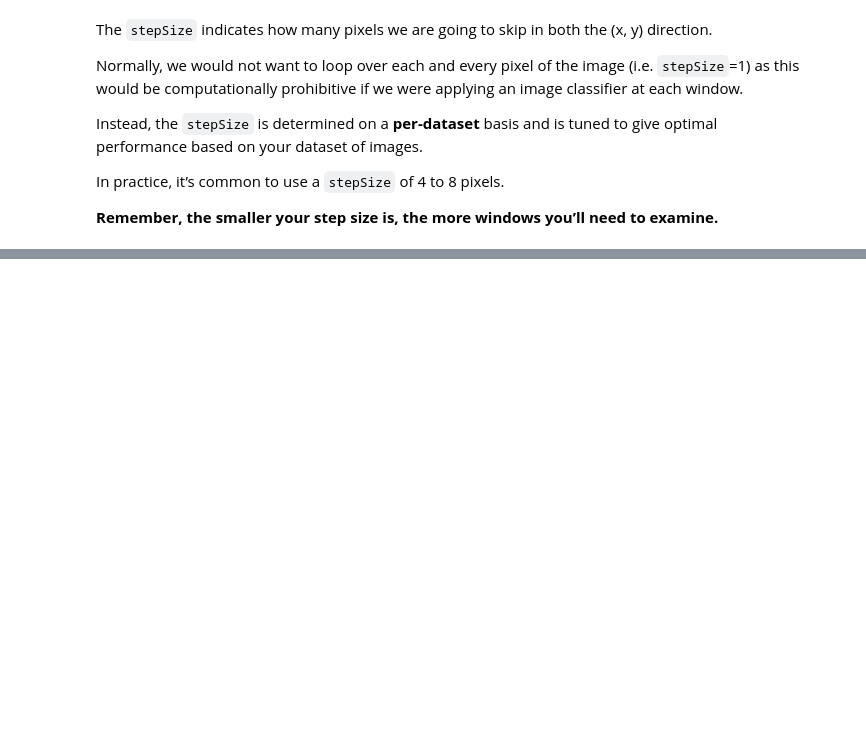
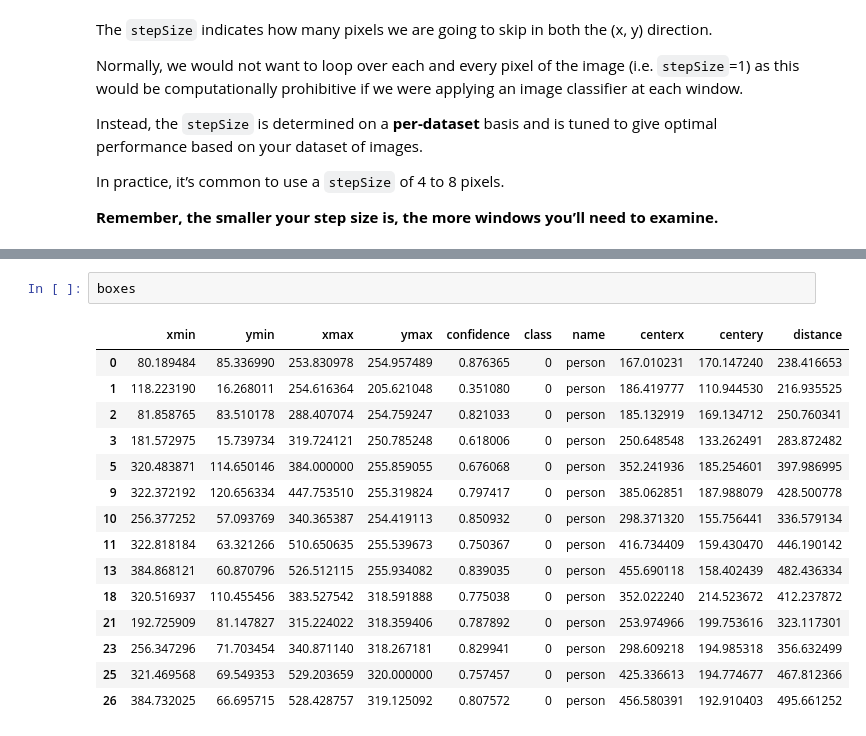
Before and after one commit to teoad95/Sport-analytics, a Jupyter notebook: split_frame_and_inference.ipynb, the cells around one changed output, grey strips where cells are left out. Drawn from its saved outputs; the diff is of its cells as text; blank space fills up the shorter version.

```diff
--- a/split_frame_and_inference.ipynb
+++ b/split_frame_and_inference.ipynb
@@ -217,0 +220,18 @@ plt.imshow(cv2_img_bb[:,:,::-1])
+# %%
+boxes
+# %% [output]
+|  | xmin | ymin | xmax | ymax | confidence | class | name | centerx | centery | distance |
+| 0 | 80.189484 | 85.336990 | 253.830978 | 254.957489 | 0.876365 | 0 | person | 167.010231 | 170.147240 | 238.416653 |
+| 1 | 118.223190 | 16.268011 | 254.616364 | 205.621048 | 0.351080 | 0 | person | 186.419777 | 110.944530 | 216.935525 |
+| 2 | 81.858765 | 83.510178 | 288.407074 | 254.759247 | 0.821033 | 0 | person | 185.132919 | 169.134712 | 250.760341 |
+| 3 | 181.572975 | 15.739734 | 319.724121 | 250.785248 | 0.618006 | 0 | person | 250.648548 | 133.262491 | 283.872482 |
+| 5 | 320.483871 | 114.650146 | 384.000000 | 255.859055 | 0.676068 | 0 | person | 352.241936 | 185.254601 | 397.986995 |
+| 9 | 322.372192 | 120.656334 | 447.753510 | 255.319824 | 0.797417 | 0 | person | 385.062851 | 187.988079 | 428.500778 |
+| 10 | 256.377252 | 57.093769 | 340.365387 | 254.419113 | 0.850932 | 0 | person | 298.371320 | 155.756441 | 336.579134 |
+| 11 | 322.818184 | 63.321266 | 510.650635 | 255.539673 | 0.750367 | 0 | person | 416.734409 | 159.430470 | 446.190142 |
+| 13 | 384.868121 | 60.870796 | 526.512115 | 255.934082 | 0.839035 | 0 | person | 455.690118 | 158.402439 | 482.436334 |
+| 18 | 320.516937 | 110.455456 | 383.527542 | 318.591888 | 0.775038 | 0 | person | 352.022240 | 214.523672 | 412.237872 |
+| 21 | 192.725909 | 81.147827 | 315.224022 | 318.359406 | 0.787892 | 0 | person | 253.974966 | 199.753616 | 323.117301 |
+| 23 | 256.347296 | 71.703454 | 340.871140 | 318.267181 | 0.829941 | 0 | person | 298.609218 | 194.985318 | 356.632499 |
+| 25 | 321.469568 | 69.549353 | 529.203659 | 320.000000 | 0.757457 | 0 | person | 425.336613 | 194.774677 | 467.812366 |
+| 26 | 384.732025 | 66.695715 | 528.428757 | 319.125092 | 0.807572 | 0 | person | 456.580391 | 192.910403 | 495.661252 |
```
Also changed, not shown: parts of 7 cells of this notebook, 2 other files.
